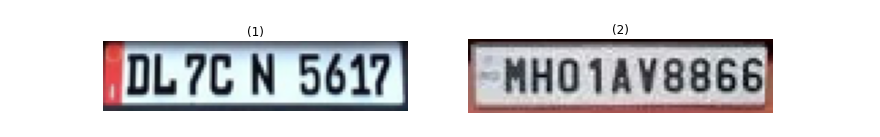
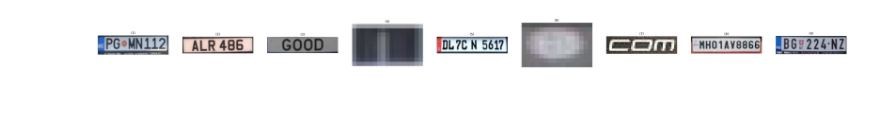
Before and after one commit to PeterAyad/Licence-Plate-Reader, a Jupyter notebook: MixOfBothApproaches.ipynb, the cells around one changed output. Drawn from its saved outputs; the diff is of its cells as text; code cells hidden in the pictures; blank space fills up the shorter version.

```diff
--- a/MixOfBothApproaches.ipynb
+++ b/MixOfBothApproaches.ipynb
@@ -37,6 +37,6 @@ def isRect(contour):
     a1 = cv2.contourArea(contour)
     a2 = w*h
     diff = abs(a1-a2)
-    return (diff < (0.15 * a1))
+    return (diff < (0.35 * a1))
 # %%
 def preprocess(img):
@@ -49,21 +64,49 @@ def preprocess(img):
+# %%
+def preprocess3(img):
+    gray = None
+    if img.shape[2] == 4:
+        gray = rgb2gray(rgba2rgb(img))
+    else:
+        gray = rgb2gray(img)
+    gray[gray<0.5]=0
+    gray[gray>0.5]=1
+    edged=canny(gray)
+    return binary_closing(edged)
+# %%
+def fixRange(img):
+    max = np.amax(img)
+    if(max <= 1):
+        return img
+    else:
+        return img/255
 # %%
-def getLicensePlate(img):
-    processed_img = preprocess(img)
+def getLicensePlate(processed_img, original_img):
     contours, _ = cv2.findContours(img_as_ubyte(processed_img), mode=cv2.RETR_EXTERNAL,
                                    method=cv2.CHAIN_APPROX_NONE)
     possible_plates = []
     for contour in contours:
         (x, y, w, h) = cv2.boundingRect(contour)
-        if w/h < 5 and w/h > 1.5 and isRect(contour):
-            subImage = img[y:y + h, x:x + w]
+        if w/h < 7 and w/h > 1.5 and isRect(contour):
+            subImage = original_img[y:y + h, x:x + w]
             possible_plates.append(subImage)
     return possible_plates
 # %%
 plates = []
 for file in os.listdir(os.fsencode("closeCars")):
     filename = os.fsdecode(file)
-    plates += getLicensePlate(io.imread("./closeCars/" + filename))
+    img = io.imread("./closeCars/" + filename)
+    img = fixRange(img)
+    result = []
+    processed_img = preprocess(img)
+    result += getLicensePlate(processed_img, img)
+    if len(result) < 1:
+        processed_img = preprocess2(img)
+        result += getLicensePlate(processed_img, img)
+    if len(result) < 1S:
+        processed_img = preprocess3(img)
+        result += getLicensePlate(processed_img, img)
+    plates += result
 
 show_images(plates)
 # %% [output]
-[figure, old version]
+[figure, new version]
```
Also changed, not shown: parts of 3 cells of this notebook.
